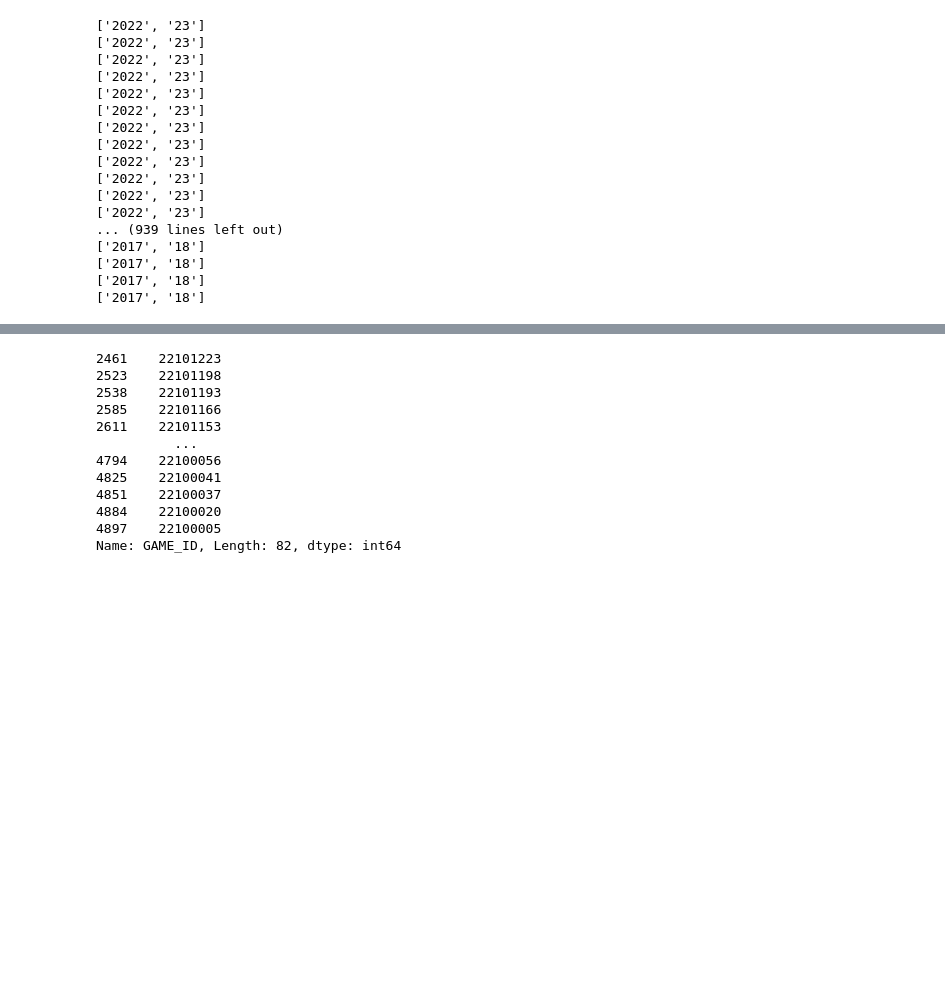
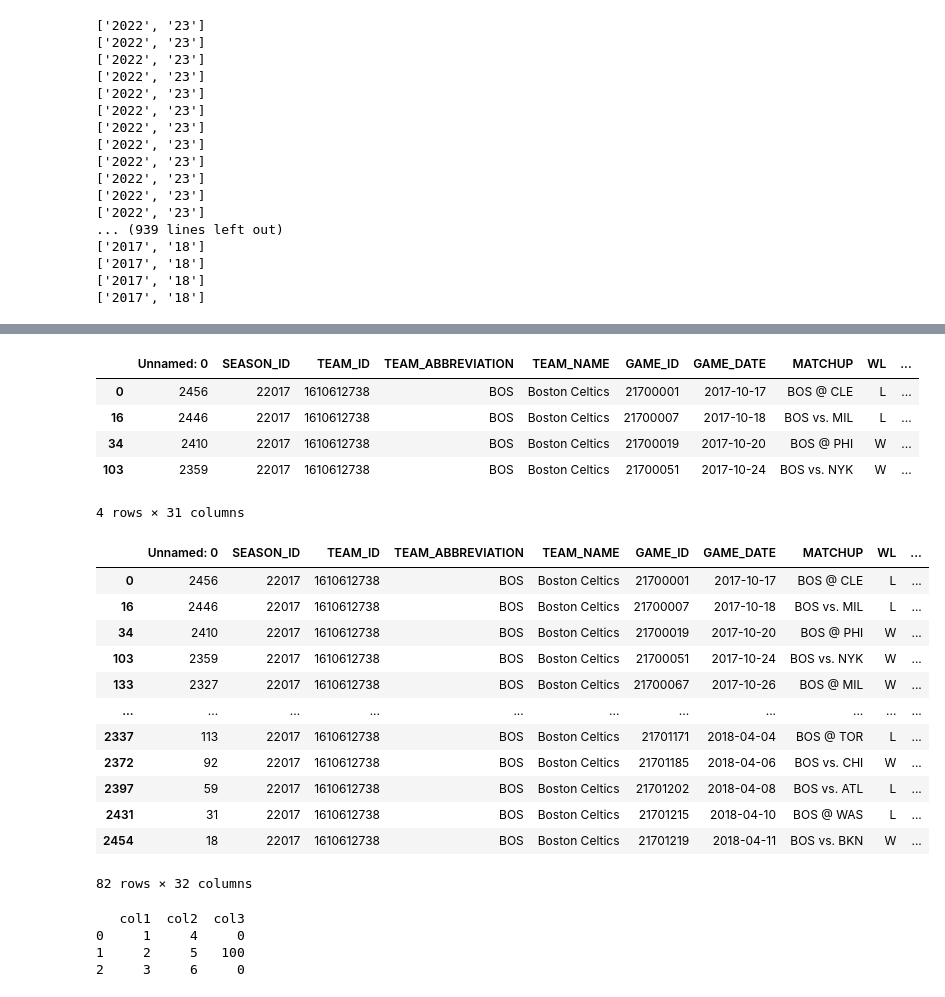
Before and after one commit to ArthurPatricio/Final_Project_Basketball_Game_Prediction, a Jupyter notebook: test_bench.ipynb, the cells around one changed output, grey strips where cells are left out. Cells and saved outputs as stored; diff of their text form; code cells hidden in the pictures; blank space fills up the shorter version.

```diff
--- a/test_bench.ipynb
+++ b/test_bench.ipynb
@@ -300,21 +307,45 @@ df = pd.read_excel('games.xlsx')
 # %%
 team_id = 1610612738
-season = '2021-22'
-df['GAME_ID'][(df['season_id'] == season) & (df['TEAM_ID'] == team_id)]
-#df[df['TEAM_ID'] == team_id]
+season = '2017-18'
+df[(df['season_id'] == season) & (df['TEAM_ID'] == team_id)].head(4)
 # %% [output]
+|  | Unnamed: 0 | SEASON_ID | TEAM_ID | TEAM_ABBREVIATION | TEAM_NAME | GAME_ID | GAME_DATE | MATCHUP | WL | ... |
+| 0 | 2456 | 22017 | 1610612738 | BOS | Boston Celtics | 21700001 | 2017-10-17 | BOS @ CLE | L | ... |
+| 16 | 2446 | 22017 | 1610612738 | BOS | Boston Celtics | 21700007 | 2017-10-18 | BOS vs. MIL | L | ... |
+| 34 | 2410 | 22017 | 1610612738 | BOS | Boston Celtics | 21700019 | 2017-10-20 | BOS @ PHI | W | ... |
+| 103 | 2359 | 22017 | 1610612738 | BOS | Boston Celtics | 21700051 | 2017-10-24 | BOS vs. NYK | W | ... |
-2461    22101223
-2523    22101198
-2538    22101193
-2585    22101166
-2611    22101153
-          ...
-4794    22100056
-4825    22100041
-4851    22100037
-4884    22100020
-4897    22100005
-Name: GAME_ID, Length: 82, dtype: int64
+4 rows × 31 columns
+# %%
+df.loc[(df['season_id'] == season) & (df['TEAM_ID'] == team_id), 'GAME_N'] = range(1,83)
+# %%
+df[(df['season_id'] == season) & (df['TEAM_ID'] == team_id)]
+# %% [output]
+|  | Unnamed: 0 | SEASON_ID | TEAM_ID | TEAM_ABBREVIATION | TEAM_NAME | GAME_ID | GAME_DATE | MATCHUP | WL | ... |
+| 0 | 2456 | 22017 | 1610612738 | BOS | Boston Celtics | 21700001 | 2017-10-17 | BOS @ CLE | L | ... |
+| 16 | 2446 | 22017 | 1610612738 | BOS | Boston Celtics | 21700007 | 2017-10-18 | BOS vs. MIL | L | ... |
+| 34 | 2410 | 22017 | 1610612738 | BOS | Boston Celtics | 21700019 | 2017-10-20 | BOS @ PHI | W | ... |
+| 103 | 2359 | 22017 | 1610612738 | BOS | Boston Celtics | 21700051 | 2017-10-24 | BOS vs. NYK | W | ... |
+| 133 | 2327 | 22017 | 1610612738 | BOS | Boston Celtics | 21700067 | 2017-10-26 | BOS @ MIL | W | ... |
+| ... | ... | ... | ... | ... | ... | ... | ... | ... | ... | ... |
+| 2337 | 113 | 22017 | 1610612738 | BOS | Boston Celtics | 21701171 | 2018-04-04 | BOS @ TOR | L | ... |
+| 2372 | 92 | 22017 | 1610612738 | BOS | Boston Celtics | 21701185 | 2018-04-06 | BOS vs. CHI | W | ... |
+| 2397 | 59 | 22017 | 1610612738 | BOS | Boston Celtics | 21701202 | 2018-04-08 | BOS vs. ATL | L | ... |
+| 2431 | 31 | 22017 | 1610612738 | BOS | Boston Celtics | 21701215 | 2018-04-10 | BOS @ WAS | L | ... |
+| 2454 | 18 | 22017 | 1610612738 | BOS | Boston Celtics | 21701219 | 2018-04-11 | BOS vs. BKN | W | ... |
+82 rows × 32 columns
+# %%
+import pandas as pd
+
+df = pd.DataFrame({'col1': [1, 2, 3], 'col2': [4, 5, 6], 'col3': [0, 0, 0]})
+
+df.loc[(df['col1'] == 2) & (df['col2'] == 5), 'col3'] = 100
+
+print(df)
+# %% [output]
+   col1  col2  col3
+0     1     4     0
+1     2     5   100
+2     3     6     0
 # %%
 # Import Libs
 
```
Also changed, not shown: parts of 1 cell of this notebook, 1 other file.
